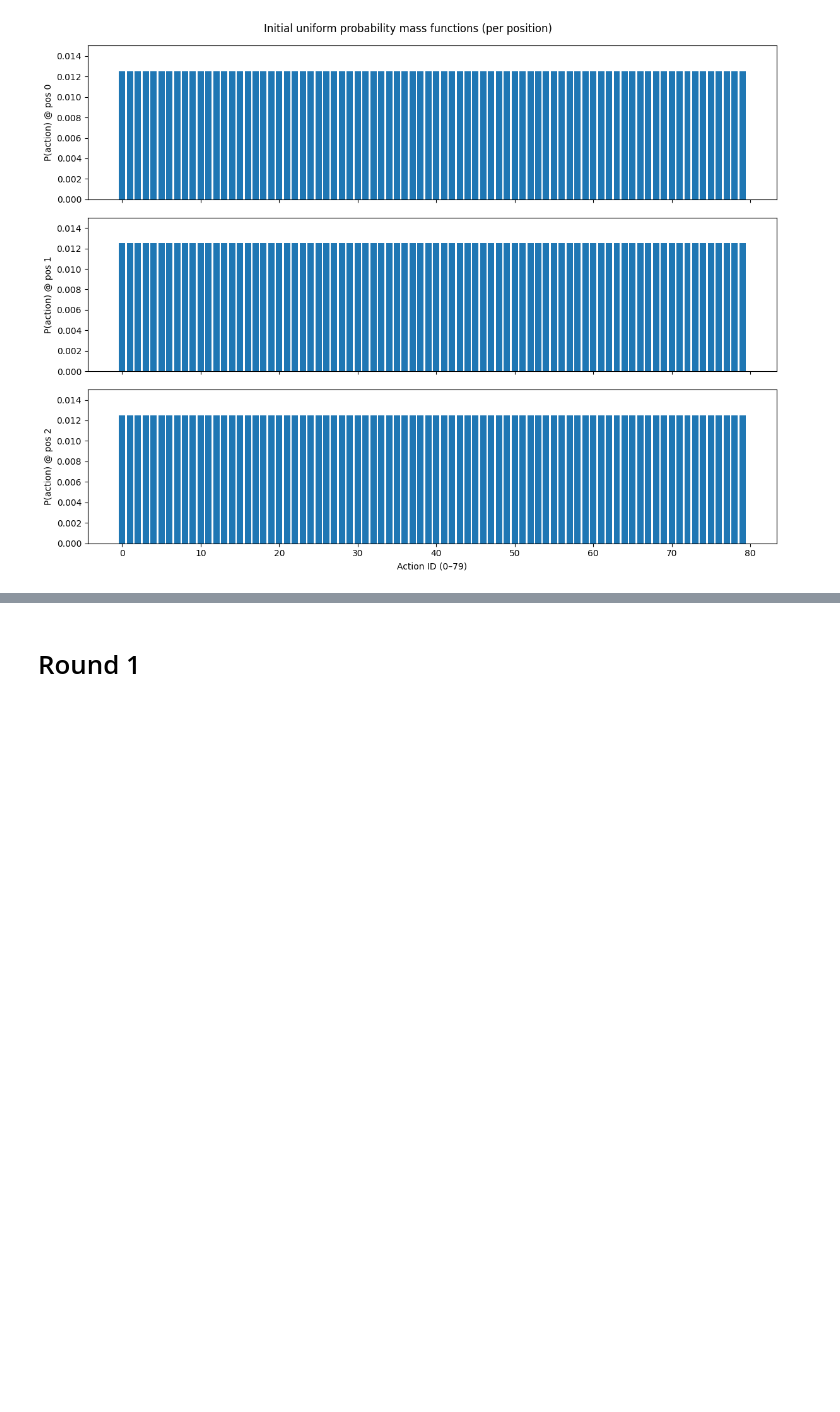
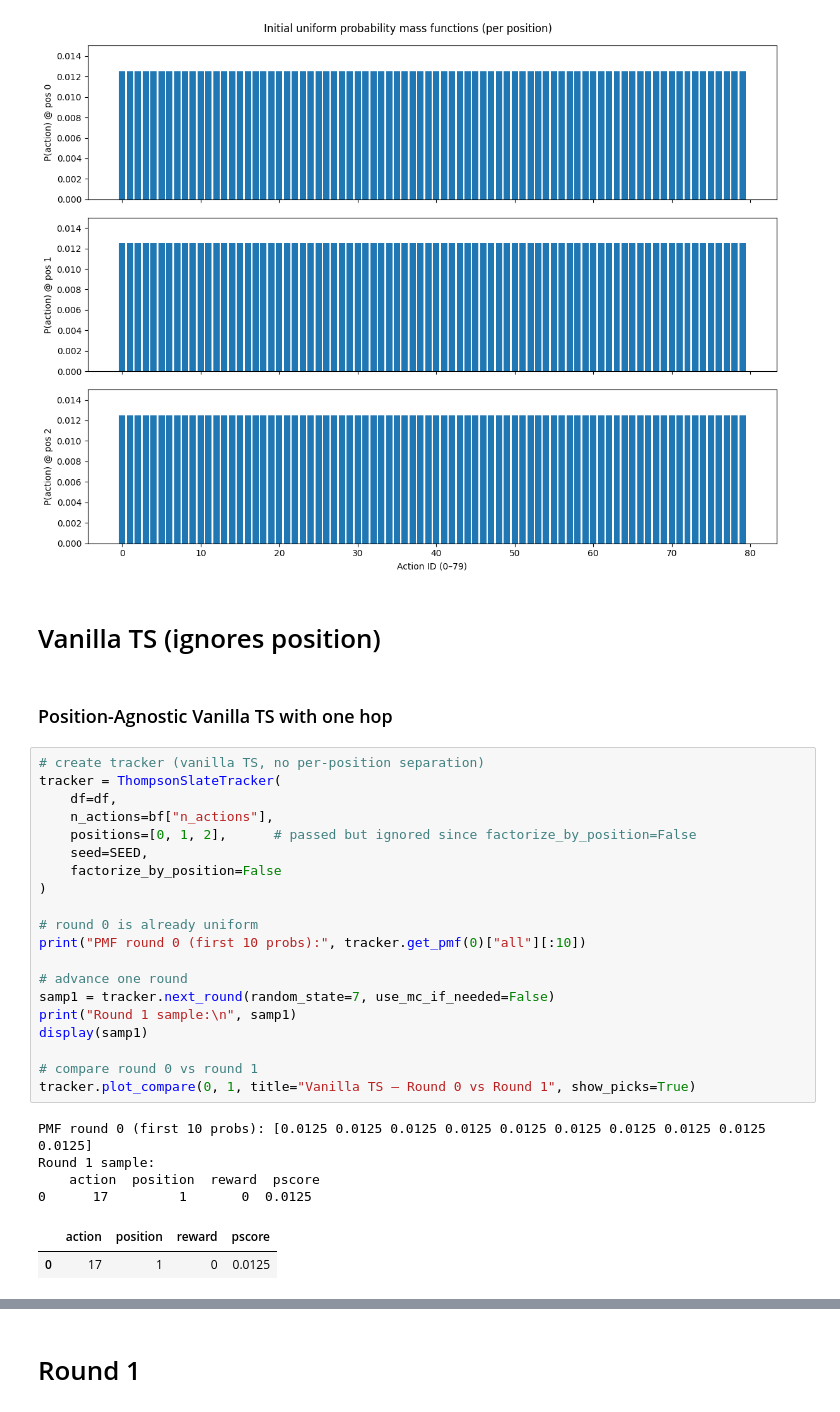
Before and after one commit to armandordorica/OBP_Replication, a Jupyter notebook: notebooks/bandit.ipynb, the cells around one changed output, grey strips where cells are left out. Cells and saved outputs as stored; diff of their text form; blank space fills up the shorter version.

```diff
--- a/notebooks/bandit.ipynb
+++ b/notebooks/bandit.ipynb
@@ -460,3 +596,34 @@ pmfs = {pos: np.ones(n_actions) / n_actions for pos in positions}
 fig = plot_position_pmfs(pmfs, title="Initial uniform probability mass functions (per position)")
 # %% [output]
 [figure]
+# %% [markdown]
+# Vanilla TS (ignores position)
+# %% [markdown]
+### Position-Agnostic Vanilla TS with one hop
+# %%
+# create tracker (vanilla TS, no per-position separation)
+tracker = ThompsonSlateTracker(
+    df=df,
+    n_actions=bf["n_actions"],
+    positions=[0, 1, 2],      # passed but ignored since factorize_by_position=False
+    seed=SEED,
+    factorize_by_position=False
+)
+
+# round 0 is already uniform
+print("PMF round 0 (first 10 probs):", tracker.get_pmf(0)["all"][:10])
+
+# advance one round
+samp1 = tracker.next_round(random_state=7, use_mc_if_needed=False)
+print("Round 1 sample:\n", samp1)
+display(samp1)
+
+# compare round 0 vs round 1
+tracker.plot_compare(0, 1, title="Vanilla TS — Round 0 vs Round 1", show_picks=True)
+# %% [output]
+PMF round 0 (first 10 probs): [0.0125 0.0125 0.0125 0.0125 0.0125 0.0125 0.0125 0.0125 0.0125 0.0125]
+Round 1 sample:
+    action  position  reward  pscore
+0      17         1       0  0.0125
+|  | action | position | reward | pscore |
+| 0 | 17 | 1 | 0 | 0.0125 |
```
Also changed, not shown: parts of 23 cells of this notebook.
